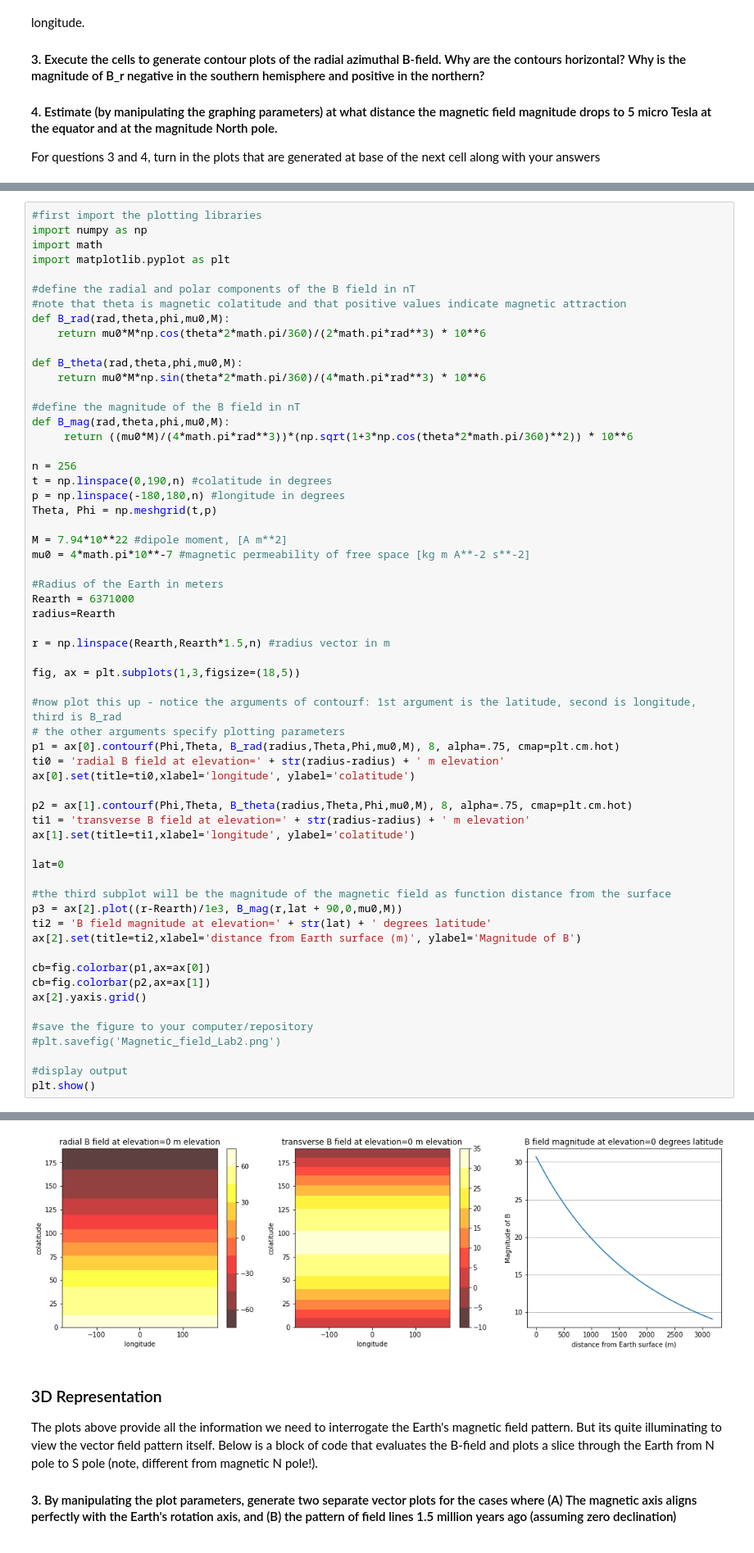
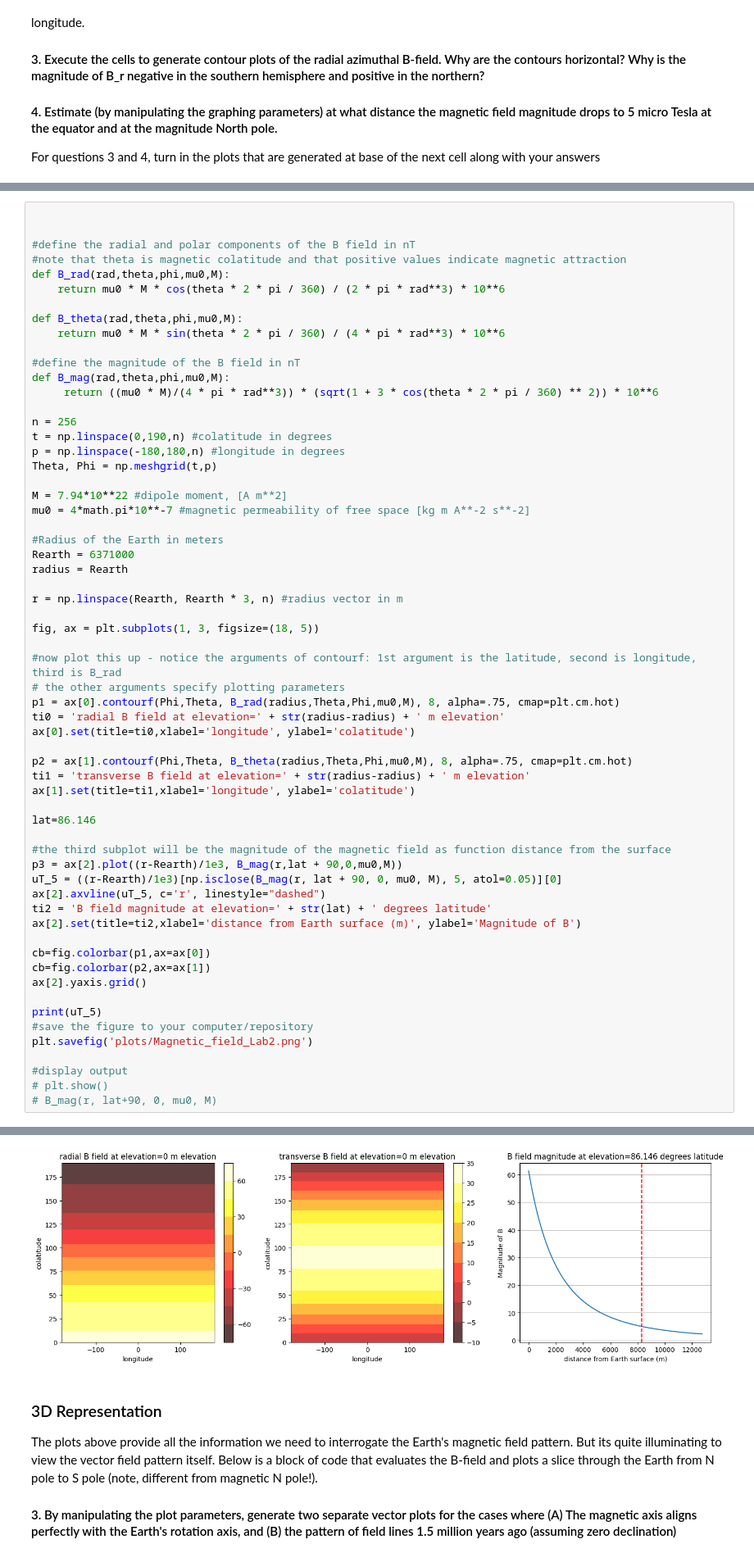
Before and after one commit to danielreeder/ERTH315, a Jupyter notebook: Labs/Lab 1/ERTH315 Lab2 Exercise-1.ipynb, the cells around one changed output, grey strips where cells are left out. Shown: that part at 82% size. Saved outputs shown, nothing was run; the diff lists cells and outputs as text.

Commit message:
added plot for questions 3 and 4

```diff
--- a/Labs/Lab 1/ERTH315 Lab2 Exercise-1.ipynb
+++ b/Labs/Lab 1/ERTH315 Lab2 Exercise-1.ipynb
@@ -13,20 +20,17 @@ For questions 3 and 4, turn in the plots that are generated at base of the next
 # %%
-#first import the plotting libraries
-import numpy as np
-import math
-import matplotlib.pyplot as plt
+
 
 #define the radial and polar components of the B field in nT
 #note that theta is magnetic colatitude and that positive values indicate magnetic attraction
 def B_rad(rad,theta,phi,mu0,M):
-    return mu0*M*np.cos(theta*2*math.pi/360)/(2*math.pi*rad**3) * 10**6
+    return mu0 * M * cos(theta * 2 * pi / 360) / (2 * pi * rad**3) * 10**6
 
 def B_theta(rad,theta,phi,mu0,M):
-    return mu0*M*np.sin(theta*2*math.pi/360)/(4*math.pi*rad**3) * 10**6
+    return mu0 * M * sin(theta * 2 * pi / 360) / (4 * pi * rad**3) * 10**6
 
 #define the magnitude of the B field in nT
 def B_mag(rad,theta,phi,mu0,M):
-     return ((mu0*M)/(4*math.pi*rad**3))*(np.sqrt(1+3*np.cos(theta*2*math.pi/360)**2)) * 10**6
+     return ((mu0 * M)/(4 * pi * rad**3)) * (sqrt(1 + 3 * cos(theta * 2 * pi / 360) ** 2)) * 10**6
 
 n = 256
 t = np.linspace(0,190,n) #colatitude in degrees
@@ -38,11 +42,11 @@ mu0 = 4*math.pi*10**-7 #magnetic permeability of free space [kg m A**-2 s**-2]
 
 #Radius of the Earth in meters
 Rearth = 6371000
-radius=Rearth
+radius = Rearth
 
-r = np.linspace(Rearth,Rearth*1.5,n) #radius vector in m
+r = np.linspace(Rearth, Rearth * 3, n) #radius vector in m
 
-fig, ax = plt.subplots(1,3,figsize=(18,5))
+fig, ax = plt.subplots(1, 3, figsize=(18, 5))
 
 #now plot this up - notice the arguments of contourf: 1st argument is the latitude, second is longitude, third is B_rad
 # the other arguments specify plotting parameters
@@ -54,10 +58,12 @@ p2 = ax[1].contourf(Phi,Theta, B_theta(radius,Theta,Phi,mu0,M), 8, alpha=.75, cm
 ti1 = 'transverse B field at elevation=' + str(radius-radius) + ' m elevation'
 ax[1].set(title=ti1,xlabel='longitude', ylabel='colatitude')
 
-lat=0
+lat=86.146
 
 #the third subplot will be the magnitude of the magnetic field as function distance from the surface
 p3 = ax[2].plot((r-Rearth)/1e3, B_mag(r,lat + 90,0,mu0,M))
+uT_5 = ((r-Rearth)/1e3)[np.isclose(B_mag(r, lat + 90, 0, mu0, M), 5, atol=0.05)][0]
+ax[2].axvline(uT_5, c='r', linestyle="dashed")
 ti2 = 'B field magnitude at elevation=' + str(lat) + ' degrees latitude'
 ax[2].set(title=ti2,xlabel='distance from Earth surface (m)', ylabel='Magnitude of B')
 
@@ -65,9 +71,11 @@ cb=fig.colorbar(p1,ax=ax[0])
 cb=fig.colorbar(p2,ax=ax[1])
 ax[2].yaxis.grid()
 
+print(uT_5)
 #save the figure to your computer/repository
-#plt.savefig('Magnetic_field_Lab2.png')
+plt.savefig('plots/Magnetic_field_Lab2.png')
 
 #display output
-plt.show()
+# plt.show()
+# B_mag(r, lat+90, 0, mu0, M)
 # %% [output]
@@ -74,4 +83,4 @@ plt.show()
-[figure, old version]
+[figure, new version]
 # %% [markdown]
 ### 3D Representation
 
```
Also changed, not shown: parts of 3 cells of this notebook, 1 other file.
